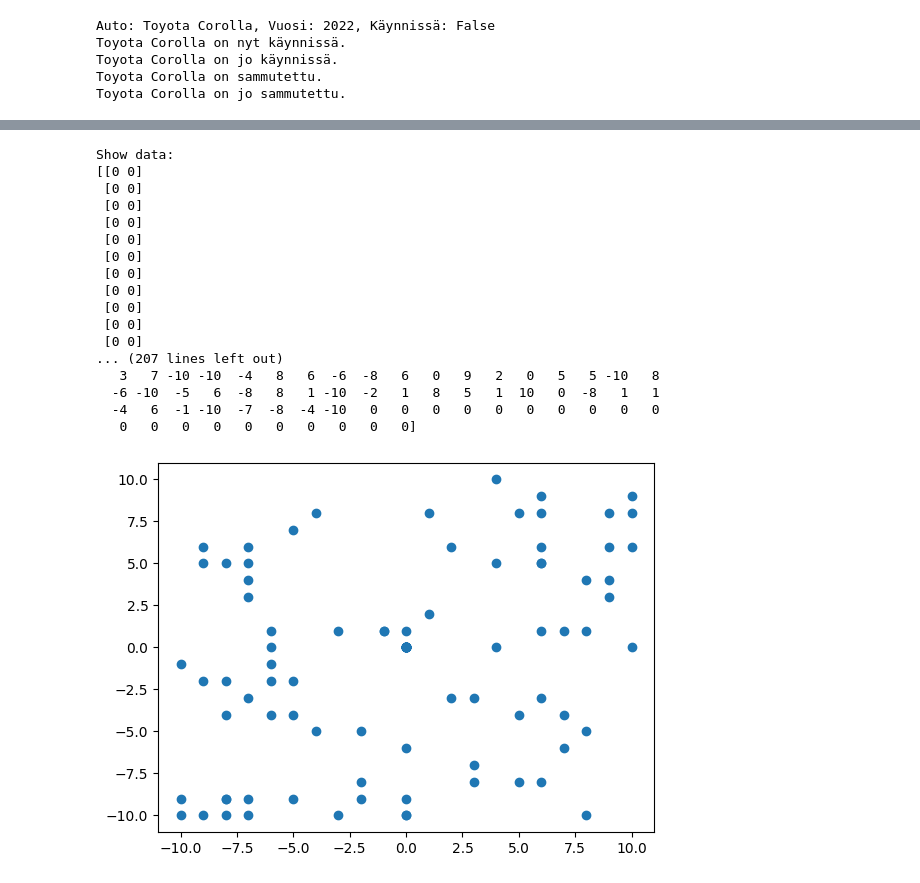
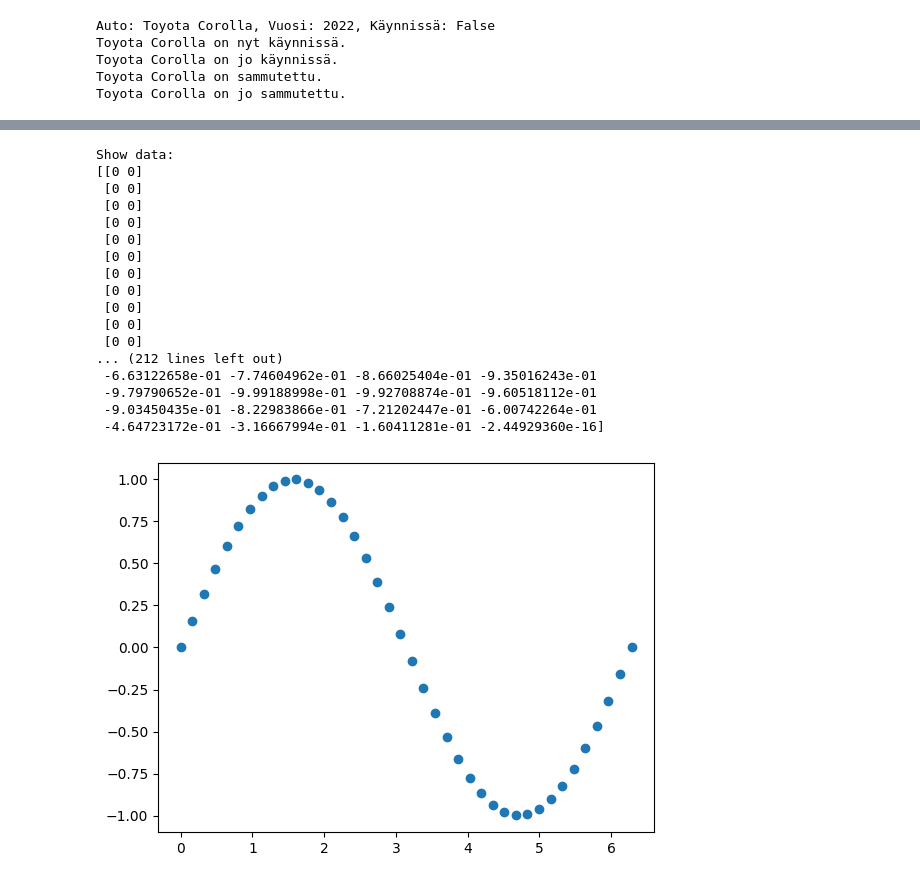
Before and after one commit to artopeur/koneoppiminen, a Jupyter notebook: PythonTehtavia1.ipynb, the cells around one changed output, grey strips where cells are left out. Cells and saved outputs as stored; diff of their text form; code cells hidden in the pictures.

```diff
--- a/PythonTehtavia1.ipynb
+++ b/PythonTehtavia1.ipynb
@@ -303,8 +303,10 @@ class Esimerkki:
     def createSineData(self):
         print("Sine Data:")
         #x = [t[0] for t in squares]
-        x = np.array([i[0] for i in self.randomData])
-        y = np.array([i[1] for i in self.randomData])
+        #x = np.array([i[0] for i in self.randomData])
+        #y = np.array([i[1] for i in self.randomData])
+        x = np.linspace(0, 2*np.pi, 40)
+        y = np.sin(x)
         print(x)
         print(y)
         #mpl.plot(x,y)
@@ -316,36 +318,36 @@ class Esimerkki:
         print(self.randomData)
         print(self.SineData)
         print("dataParameters is set to: ",self.dataParameters)
         print("The size of randomData is: ", len(self.randomData))
     def SetDataParameters(self, num):
         print("Setting dataParameters to: ", num)
         self.dataParameters = num
 
 
 vektori1 = Esimerkki()
 
 
 vektori1.ShowData()
 vektori1.SetDataParameters(80)
 vektori1.createRandomData()
 vektori1.ShowData()
 vektori1.createSineData()
 # %% [output]
 Show data:
 [[0 0]
  [0 0]
  [0 0]
  [0 0]
  [0 0]
  [0 0]
  [0 0]
  [0 0]
  [0 0]
  [0 0]
  [0 0]
-... (207 lines left out)
-   3   7 -10 -10  -4   8   6  -6  -8   6   0   9   2   0   5   5 -10   8
-  -6 -10  -5   6  -8   8   1 -10  -2   1   8   5   1  10   0  -8   1   1
-  -4   6  -1 -10  -7  -8  -4 -10   0   0   0   0   0   0   0   0   0   0
-   0   0   0   0   0   0   0   0   0   0]
+... (212 lines left out)
+ -6.63122658e-01 -7.74604962e-01 -8.66025404e-01 -9.35016243e-01
+ -9.79790652e-01 -9.99188998e-01 -9.92708874e-01 -9.60518112e-01
+ -9.03450435e-01 -8.22983866e-01 -7.21202447e-01 -6.00742264e-01
+ -4.64723172e-01 -3.16667994e-01 -1.60411281e-01 -2.44929360e-16]
-[figure, old version]
+[figure, new version]
```
